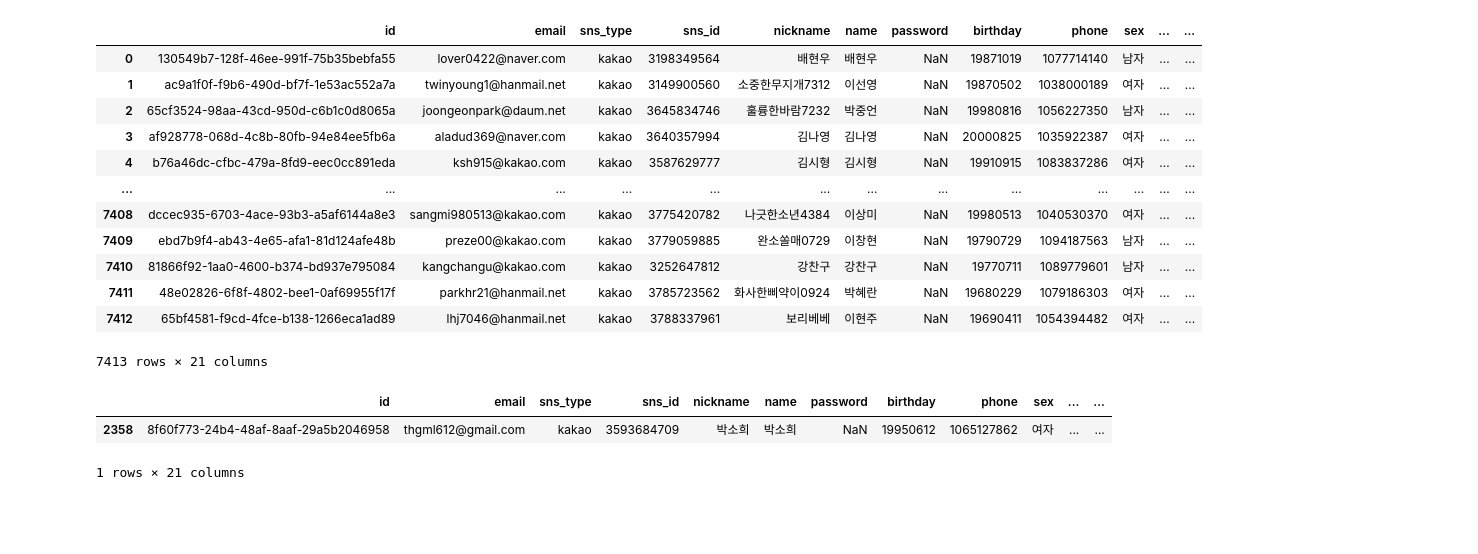
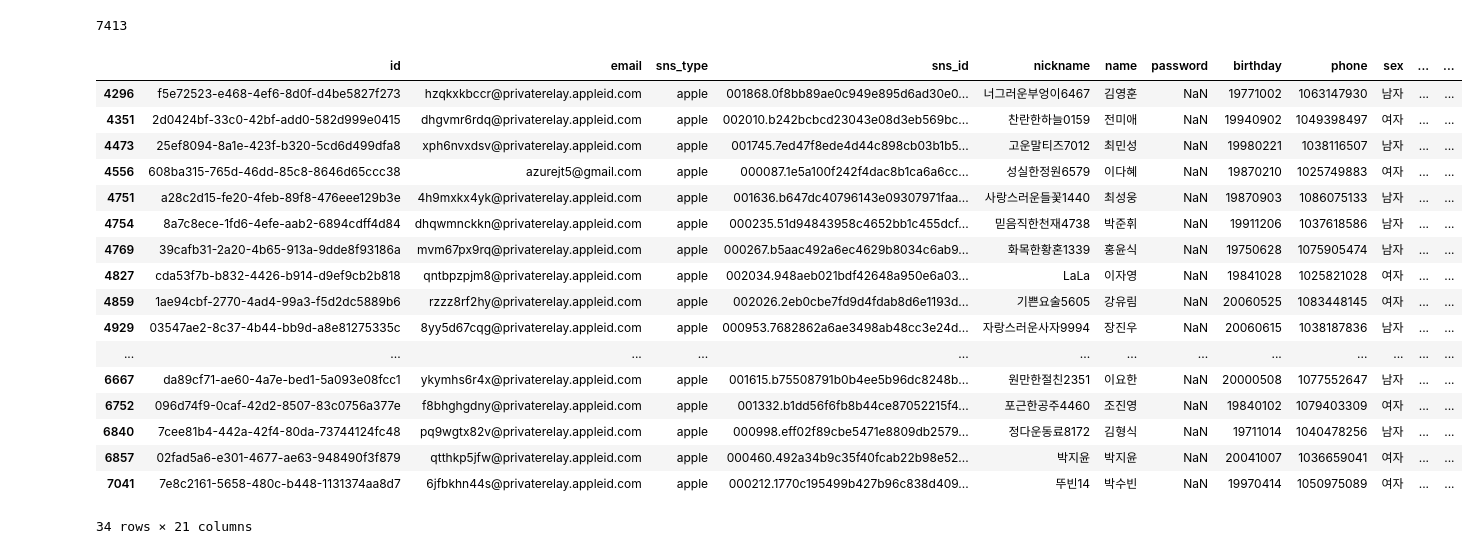
Before and after one commit to SeanYu34/Jupyter_Sean, a Jupyter notebook: public_user_auth_info.ipynb, the cells around one changed output. Drawn from its saved outputs; the diff is of its cells as text; code cells hidden in the pictures; blank space fills up the shorter version.

```diff
--- a/public_user_auth_info.ipynb
+++ b/public_user_auth_info.ipynb
@@ -2,25 +2,31 @@
 import pandas as pd
 
 df = pd.read_csv('/Users/seanyu_mac/Downloads/public_pb_user_auth_info_export_2024-11-12_143442.csv')
-df
+df.index.size
 # %% [output]
-|  | id | email | sns_type | sns_id | nickname | name | password | birthday | phone | sex | ... | ... |
-| 0 | 130549b7-128f-46ee-991f-75b35bebfa55 | lover0422@naver.com | kakao | 3198349564 | 배현우 | 배현우 | NaN | 19871019 | 1077714140 | 남자 | ... | ... |
-| 1 | ac9a1f0f-f9b6-490d-bf7f-1e53ac552a7a | twinyoung1@hanmail.net | kakao | 3149900560 | 소중한무지개7312 | 이선영 | NaN | 19870502 | 1038000189 | 여자 | ... | ... |
-| 2 | 65cf3524-98aa-43cd-950d-c6b1c0d8065a | joongeonpark@daum.net | kakao | 3645834746 | 훌륭한바람7232 | 박중언 | NaN | 19980816 | 1056227350 | 남자 | ... | ... |
-| 3 | af928778-068d-4c8b-80fb-94e84ee5fb6a | aladud369@naver.com | kakao | 3640357994 | 김나영 | 김나영 | NaN | 20000825 | 1035922387 | 여자 | ... | ... |
-| 4 | b76a46dc-cfbc-479a-8fd9-eec0cc891eda | ksh915@kakao.com | kakao | 3587629777 | 김시형 | 김시형 | NaN | 19910915 | 1083837286 | 여자 | ... | ... |
-| ... | ... | ... | ... | ... | ... | ... | ... | ... | ... | ... | ... | ... |
-| 7408 | dccec935-6703-4ace-93b3-a5af6144a8e3 | sangmi980513@kakao.com | kakao | 3775420782 | 나긋한소년4384 | 이상미 | NaN | 19980513 | 1040530370 | 여자 | ... | ... |
-| 7409 | ebd7b9f4-ab43-4e65-afa1-81d124afe48b | preze00@kakao.com | kakao | 3779059885 | 완소쏠매0729 | 이창현 | NaN | 19790729 | 1094187563 | 남자 | ... | ... |
-| 7410 | 81866f92-1aa0-4600-b374-bd937e795084 | kangchangu@kakao.com | kakao | 3252647812 | 강찬구 | 강찬구 | NaN | 19770711 | 1089779601 | 남자 | ... | ... |
-| 7411 | 48e02826-6f8f-4802-bee1-0af69955f17f | parkhr21@hanmail.net | kakao | 3785723562 | 화사한삐약이0924 | 박혜란 | NaN | 19680229 | 1079186303 | 여자 | ... | ... |
-| 7412 | 65bf4581-f9cd-4fce-b138-1266eca1ad89 | lhj7046@hanmail.net | kakao | 3788337961 | 보리베베 | 이현주 | NaN | 19690411 | 1054394482 | 여자 | ... | ... |
-7413 rows × 21 columns
+7413
 # %%
-con = df['nickname'] == '박소희'
-df[con]
+from datetime import datetime, timedelta
+con = df['sns_type'] == 'apple'
+df['updated_at'] = pd.to_datetime(df['updated_at'], format='mixed')
+con1 = df.loc[con, 'updated_at'] > datetime(2024, 10, 27)
+df[con & con1]
 # %% [output]
 |  | id | email | sns_type | sns_id | nickname | name | password | birthday | phone | sex | ... | ... |
-| 2358 | 8f60f773-24b4-48af-8aaf-29a5b2046958 | thgml612@gmail.com | kakao | 3593684709 | 박소희 | 박소희 | NaN | 19950612 | 1065127862 | 여자 | ... | ... |
+| 4296 | f5e72523-e468-4ef6-8d0f-d4be5827f273 | hzqkxkbccr@privaterelay.appleid.com | apple | 001868.0f8bb89ae0c949e895d6ad30e0... | 너그러운부엉이6467 | 김영훈 | NaN | 19771002 | 1063147930 | 남자 | ... | ... |
+| 4351 | 2d0424bf-33c0-42bf-add0-582d999e0415 | dhgvmr6rdq@privaterelay.appleid.com | apple | 002010.b242bcbcd23043e08d3eb569bc... | 찬란한하늘0159 | 전미애 | NaN | 19940902 | 1049398497 | 여자 | ... | ... |
+| 4473 | 25ef8094-8a1e-423f-b320-5cd6d499dfa8 | xph6nvxdsv@privaterelay.appleid.com | apple | 001745.7ed47f8ede4d44c898cb03b1b5... | 고운말티즈7012 | 최민성 | NaN | 19980221 | 1038116507 | 남자 | ... | ... |
+| 4556 | 608ba315-765d-46dd-85c8-8646d65ccc38 | azurejt5@gmail.com | apple | 000087.1e5a100f242f4dac8b1ca6a6cc... | 성실한정원6579 | 이다혜 | NaN | 19870210 | 1025749883 | 여자 | ... | ... |
+| 4751 | a28c2d15-fe20-4feb-89f8-476eee129b3e | 4h9mxkx4yk@privaterelay.appleid.com | apple | 001636.b647dc40796143e09307971faa... | 사랑스러운들꽃1440 | 최성웅 | NaN | 19870903 | 1086075133 | 남자 | ... | ... |
+| 4754 | 8a7c8ece-1fd6-4efe-aab2-6894cdff4d84 | dhqwmnckkn@privaterelay.appleid.com | apple | 000235.51d94843958c4652bb1c455dcf... | 믿음직한천재4738 | 박준휘 | NaN | 19911206 | 1037618586 | 남자 | ... | ... |
+| 4769 | 39cafb31-2a20-4b65-913a-9dde8f93186a | mvm67px9rq@privaterelay.appleid.com | apple | 000267.b5aac492a6ec4629b8034c6ab9... | 화목한황혼1339 | 홍윤식 | NaN | 19750628 | 1075905474 | 남자 | ... | ... |
+| 4827 | cda53f7b-b832-4426-b914-d9ef9cb2b818 | qntbpzpjm8@privaterelay.appleid.com | apple | 002034.948aeb021bdf42648a950e6a03... | LaLa | 이자영 | NaN | 19841028 | 1025821028 | 여자 | ... | ... |
+| 4859 | 1ae94cbf-2770-4ad4-99a3-f5d2dc5889b6 | rzzz8rf2hy@privaterelay.appleid.com | apple | 002026.2eb0cbe7fd9d4fdab8d6e1193d... | 기쁜요술5605 | 강유림 | NaN | 20060525 | 1083448145 | 여자 | ... | ... |
+| 4929 | 03547ae2-8c37-4b44-bb9d-a8e81275335c | 8yy5d67cqg@privaterelay.appleid.com | apple | 000953.7682862a6ae3498ab48cc3e24d... | 자랑스러운사자9994 | 장진우 | NaN | 20060615 | 1038187836 | 남자 | ... | ... |
+| ... | ... | ... | ... | ... | ... | ... | ... | ... | ... | ... | ... | ... |
+| 6667 | da89cf71-ae60-4a7e-bed1-5a093e08fcc1 | ykymhs6r4x@privaterelay.appleid.com | apple | 001615.b75508791b0b4ee5b96dc8248b... | 원만한절친2351 | 이요한 | NaN | 20000508 | 1077552647 | 남자 | ... | ... |
+| 6752 | 096d74f9-0caf-42d2-8507-83c0756a377e | f8bhghgdny@privaterelay.appleid.com | apple | 001332.b1dd56f6fb8b44ce87052215f4... | 포근한공주4460 | 조진영 | NaN | 19840102 | 1079403309 | 여자 | ... | ... |
+| 6840 | 7cee81b4-442a-42f4-80da-73744124fc48 | pq9wgtx82v@privaterelay.appleid.com | apple | 000998.eff02f89cbe5471e8809db2579... | 정다운동료8172 | 김형식 | NaN | 19711014 | 1040478256 | 남자 | ... | ... |
+| 6857 | 02fad5a6-e301-4677-ae63-948490f3f879 | qtthkp5jfw@privaterelay.appleid.com | apple | 000460.492a34b9c35f40fcab22b98e52... | 박지윤 | 박지윤 | NaN | 20041007 | 1036659041 | 여자 | ... | ... |
+| 7041 | 7e8c2161-5658-480c-b448-1131374aa8d7 | 6jfbkhn44s@privaterelay.appleid.com | apple | 000212.1770c195499b427b96c838d409... | 뚜빈14 | 박수빈 | NaN | 19970414 | 1050975089 | 여자 | ... | ... |
-1 rows × 21 columns
+34 rows × 21 columns
```
Also changed, not shown: 5 other files.
